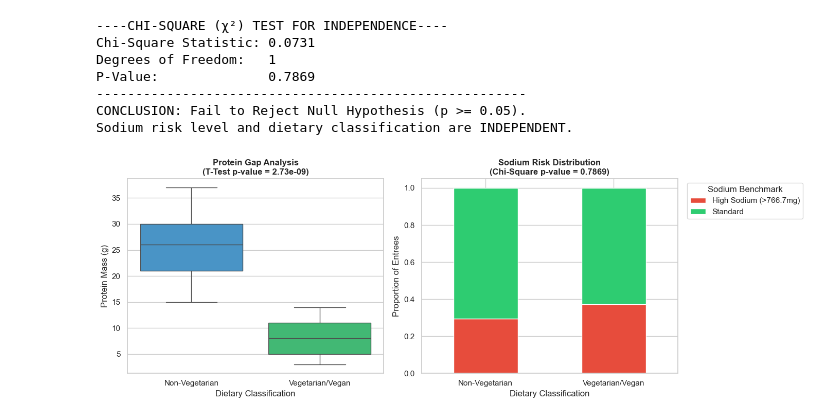
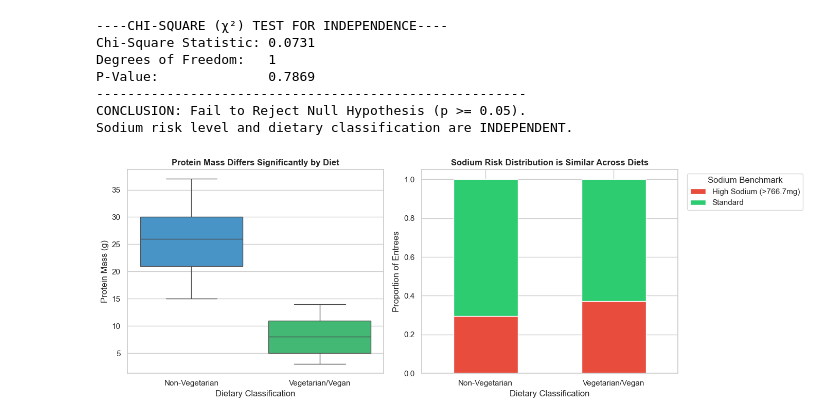
Before and after one commit to LeoFlores0/campus-nutrition-research-project, a Jupyter notebook: analysis.ipynb, the cells around one changed output. Drawn from its saved outputs; the diff is of its cells as text; code cells hidden in the pictures.

```diff
--- a/analysis.ipynb
+++ b/analysis.ipynb
@@ -378,33 +372,33 @@ sns.boxplot(
     data=df_plot,
     x='diet_label',
     y='protein_g',
     hue='diet_label',
     palette=['#3498db', '#2ecc71'],
     legend=False,
 )
 
 axes[0].set_ylabel("Protein Mass (g)")
 axes[0].set_xlabel("Dietary Classification")
 
 sodium_props = contingency_table.div(contingency_table.sum(axis=1), axis=0)
 sodium_props.plot(
     kind='bar',
     stacked=True,
     ax=axes[1],
     color=['#e74c3c', '#2ecc71'],
     rot=0,
 )
 
 axes[1].set_ylabel("Proportion of Entrees")
 axes[1].set_xlabel("Dietary Classification")
 axes[1].legend(
     title="Sodium Benchmark", bbox_to_anchor=(1.02, 1), loc='upper left'
 )
 
-axes[0].set_title("Protein Gap Analysis\n(T-Test p < 0.001)", fontsize=12, fontweight='bold')
-axes[1].set_title("Sodium Risk Distribution\n(Chi-Square p = 0.787)", fontsize=12, fontweight='bold')
+axes[0].set_title("Protein Mass Differs Significantly by Diet", fontsize=12, fontweight='bold')
+axes[1].set_title("Sodium Risk Distribution is Similar Across Diets", fontsize=12, fontweight='bold')
 
 plt.tight_layout()
 plt.show()
 # %% [output]
-[figure, old version]
+[figure, new version]
```
Also changed, not shown: parts of 2 cells of this notebook, 1 other file.
